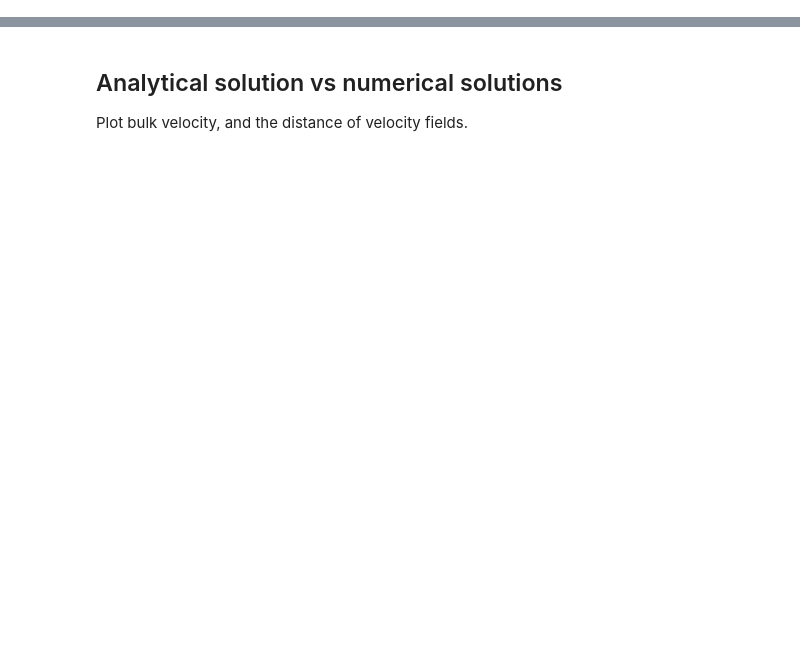
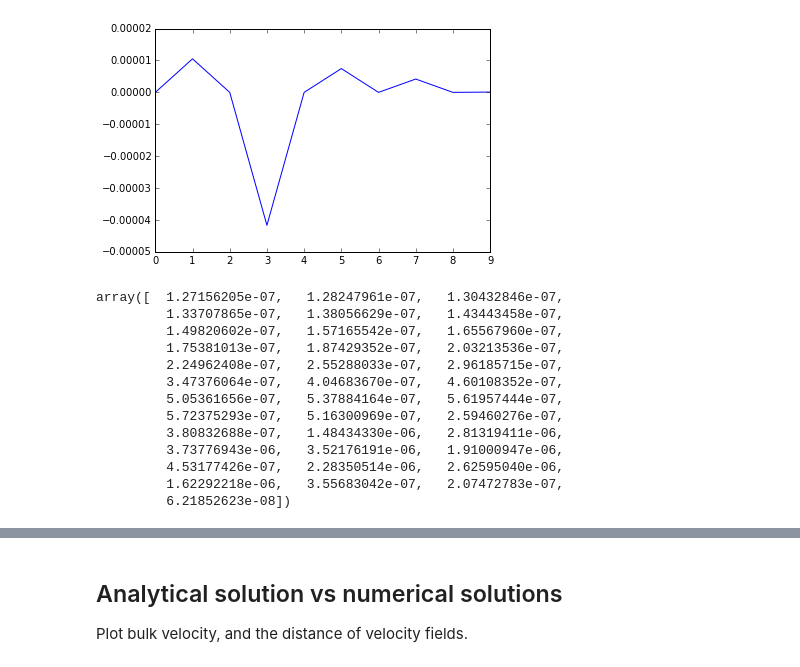
Before and after one commit to saba-vadarevu/Grooved-Channel-Flow, a Jupyter notebook: laminar.ipynb, the cells around one changed output, grey strips where cells are left out. Cells and saved outputs as stored; diff of their text form; code cells hidden in the pictures; blank space fills up the shorter version.

```diff
--- a/laminar.ipynb
+++ b/laminar.ipynb
@@ -449,0 +737,20 @@ genFun
+# %%
+for l in range(18,19):
+    plt.plot(uCoeffs[l,-10:]/np.sum(np.abs(uCoeffs[l])) )
+plt.show()
+np.abs(uCoeffs[35,1::2])
+# %% [output]
+[figure, added]
+array([  1.27156205e-07,   1.28247961e-07,   1.30432846e-07,
+         1.33707865e-07,   1.38056629e-07,   1.43443458e-07,
+         1.49820602e-07,   1.57165542e-07,   1.65567960e-07,
+         1.75381013e-07,   1.87429352e-07,   2.03213536e-07,
+         2.24962408e-07,   2.55288033e-07,   2.96185715e-07,
+         3.47376064e-07,   4.04683670e-07,   4.60108352e-07,
+         5.05361656e-07,   5.37884164e-07,   5.61957444e-07,
+         5.72375293e-07,   5.16300969e-07,   2.59460276e-07,
+         3.80832688e-07,   1.48434330e-06,   2.81319411e-06,
+         3.73776943e-06,   3.52176191e-06,   1.91000947e-06,
+         4.53177426e-07,   2.28350514e-06,   2.62595040e-06,
+         1.62292218e-06,   3.55683042e-07,   2.07472783e-07,
+         6.21852623e-08])
```
Also changed, not shown: parts of 91 cells of this notebook, 5 other files.
